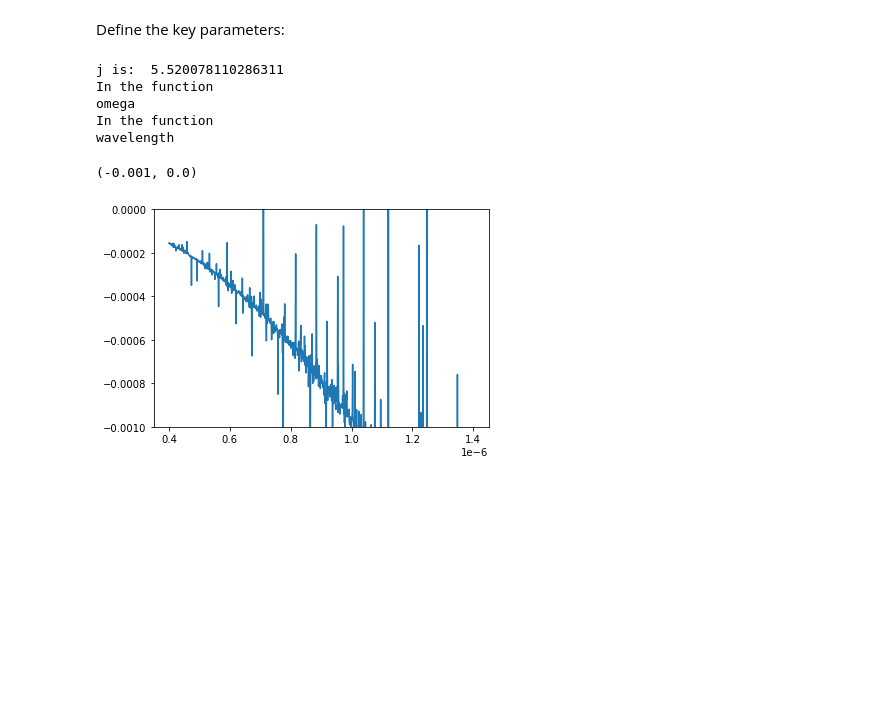
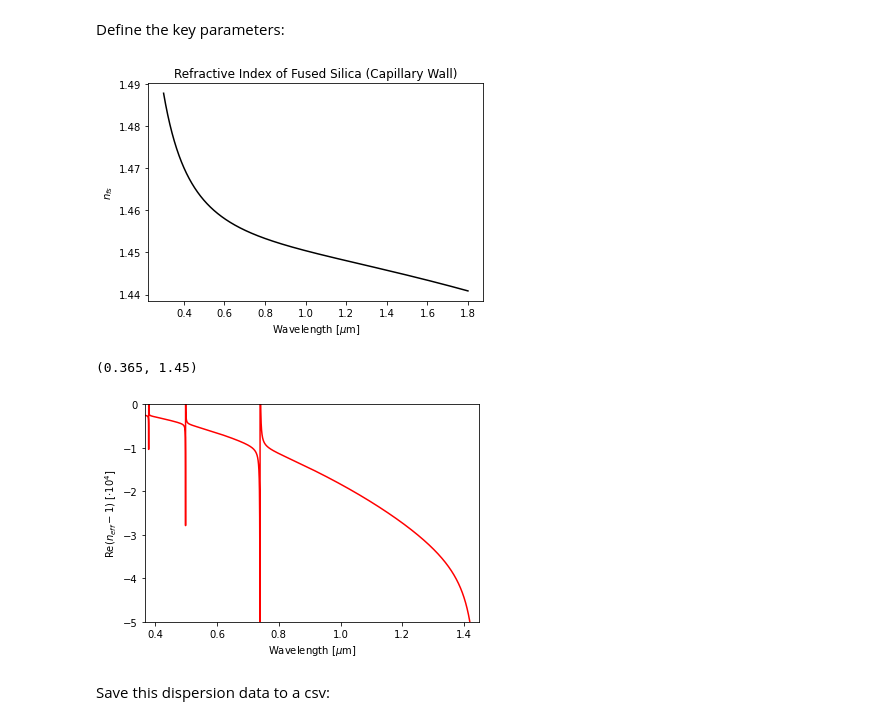
Before and after one commit to jmorse2020/Physics-FYP, a Jupyter notebook: modelling-leaky-mode-hcf-dispersion.ipynb, the cells around one changed output. Saved outputs shown, nothing was run; the diff lists cells and outputs as text; code cells hidden in the pictures; blank space fills up the shorter version.

```diff
--- a/modelling-leaky-mode-hcf-dispersion.ipynb
+++ b/modelling-leaky-mode-hcf-dispersion.ipynb
@@ -41,38 +30,45 @@ plt.show()
 # %% [markdown]
 Define the key parameters:
-# %%
-import RefractiveIndexClass as ri
-import matplotlib.pyplot as plt
-import numpy as np
-import math
-c = 3e8 # m/s
-omegas = np.linspace(2 * np.pi * c / 1000e-9, 2 * np.pi * c/ 2000e-9, 1000)
-lambdas = np.linspace(400e-9, 1400e-9, 1000)
-n_a = 1.0
-jz = find_bessel_zero(0, 1)
-print("j is: ", jz)
-k_0 = omegas / c
-k_0_lambda = 2 * np.pi / lambdas
-R = 20e-6
-n_g = ri.RefractiveIndex.n_fs(omegas, parameter="omega")
-n_g_lambda = ri.RefractiveIndex.n_fs(lambdas*1e9, parameter="wavelength")
-# plt.plot(lambdas, n_g_lambda)
-# plt.show()
-phi = k_0 * omegas * np.sqrt(n_g**2 - n_a**2)
-phi_lambda = k_0_lambda * (2 * np.pi * c / lambdas) * np.sqrt(n_g_lambda**2 - n_a**2)
-# print(phi)
-epsilon = n_g**2
-epsilon_lambda = n_g_lambda**2/n_a**2
-cot_phi = 1/np.tan(phi)
-n_eff = n_a - ((jz**2)/(2 * k_0**2 * n_a * R**2)) - ((jz**2)/(k_0**3 * n_a**2 * R**3)) * ((cot_phi)/(np.sqrt(epsilon - 1)))*((epsilon + 1))/(2)
-n_eff_lambda = n_a - (jz**2)/(2 * k_0_lambda**2 * n_a * R**2) - (jz**2)/(k_0_lambda**3 * n_a**2 * R**3)*(1)/(np.tan(phi_lambda) * np.sqrt(epsilon_lambda - 1))*((epsilon_lambda + 1))/(2)
-plt.plot(lambdas, n_eff_lambda-1)
-plt.ylim([-10e-4,0])
-# %% [output]
-j is:  5.520078110286311
-In the function
-omega
-In the function
-wavelength
-(-0.001, 0.0)
-[figure, removed]
+# %%
+mode = [1, 1]                                               # Mode of propagation, HE_nm
+name_of_mode = "HE_" + str(mode[0]) + "," + str(mode[1])    # Name of propagation mode
+c = 3e8                                                     # Speed of light [m/s]
+lambda_min = 300e-9                                         # [m]
+lambda_max = 1800e-9                                        # [m]
+N = 10000                                                   # Number of points
+lambdas = np.linspace(lambda_min, lambda_max, N)            # Define wavelength range in m
+n_a = 1.0                                                   # Refractive index of air
+jz = find_bessel_zero(mode[0] - 1, mode[1] - 1)             # for j_(m-1),n where the nth root here is the "first root of the function", i.e. the zeroth root of Bessel funciton on order m
+k_0_lambda = 2 * np.pi / lambdas                            # Vacuum wavenumber
+
+# Fibre parameters:
+R = 20e-6                                                   # Radius of fibre core [m]
+w=0.7e-6                                                    # Wall thickness [m]
+n_g_name = "fused silica"                                   # Name of refractive index of capillary for text file
+# n_g_lambda = 1.45 * np.ones(len(lambdas))                   # Constant 1.45
+n_g_lambda = ri.RefractiveIndex.n_fs(lambdas*1e9, parameter="wavelength") # Refractive index of fused silica
+
+# Plot of refractive index of capillary walls
+plt.plot(lambdas*1e6, n_g_lambda, color = 'k')
+plt.title("Refractive Index of Fused Silica (Capillary Wall)")
+plt.xlabel("Wavelength [$\mu$m]")
+plt.ylabel("$n_{fs}$")
+plt.show()
+
+# Computing the refractive index from Eq. 25 in paper
+phi_lambda = k_0_lambda * w * np.sqrt(n_g_lambda**2 - n_a**2)
+epsilon_lambda = n_g_lambda**2/(n_a**2)
+n_eff_lambda = n_a -(jz**2)/(2 * k_0_lambda**2 * n_a * R**2) - (jz**2)/(k_0_lambda**3 * n_a**2 * R**3)*(1)/(np.tan(phi_lambda) * np.sqrt(epsilon_lambda - 1))*((epsilon_lambda + 1))/(2)
+# n_eff_lambda_function = lambda x: n_a -(jz**2)/(2 * (2 * np.pi / x)**2 * n_a * R**2) - (jz**2)/((2 * np.pi / x)**3 * n_a**2 * R**3)*(1)/(np.tan((2 * np.pi / x) * w * np.sqrt(ri.RefractiveIndex.n_fs(x)**2 - n_a**2)) * np.sqrt(ri.RefractiveIndex.n_fs(x)**2/n_a**2 - 1))*((ri.RefractiveIndex.n_fs(x)**2 / n_a**2 + 1))/(2)
+# Plot of real effective refractive index
+plt.plot(lambdas*1e6, (n_eff_lambda-1)*1e4, color = 'r')
+plt.ylabel("Re($n_{eff}-1$) [$\cdot 10^4$]")
+plt.xlabel("Wavelength [$\mu$m]")
+plt.ylim([-5,0])
+plt.xlim([0.365, 1.450])
+# %% [output]
+[figure, added]
+(0.365, 1.45)
+[figure, added]
+# %% [markdown]
+Save this dispersion data to a csv:
```
Also changed, not shown: parts of 8 cells of this notebook, 28 other files.
